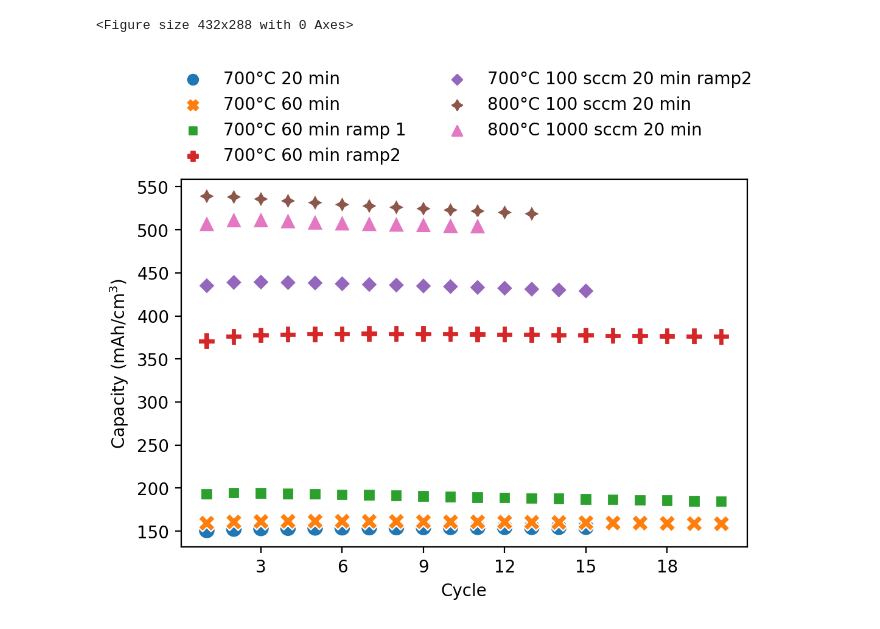
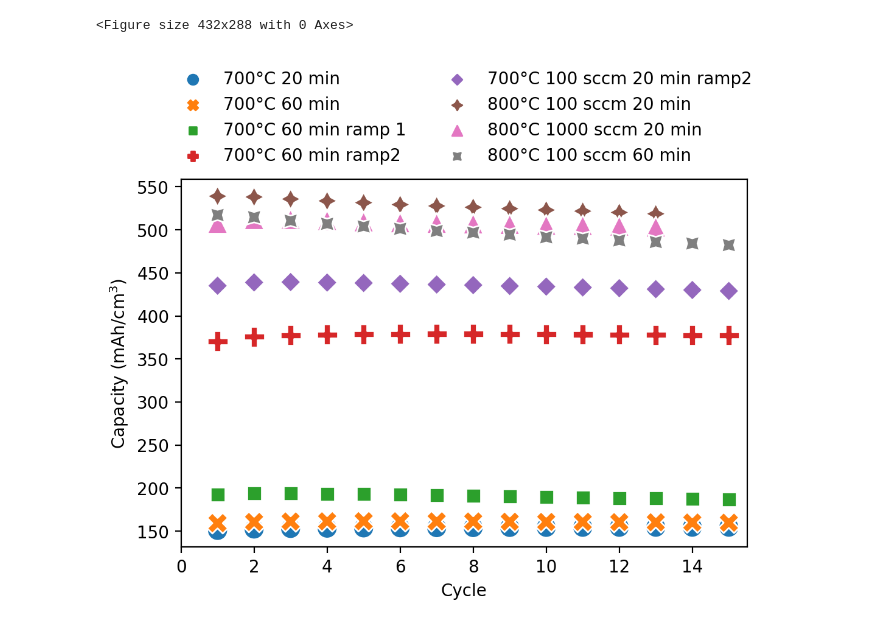
Before and after one commit to ridcil/Code, a Jupyter notebook: LSB_09.ipynb, the cells around one changed output. Drawn from its saved outputs; the diff is of its cells as text; code cells hidden in the pictures.

```diff
--- a/LSB_09.ipynb
+++ b/LSB_09.ipynb
@@ -13,19 +13,20 @@ from matplotlib.ticker import MaxNLocator
 from cv_charge_discharge import Ec
 # %%
 
-paths = {'0I_03' : r'C:\Users\lopezb41\OneDrive - imec\Documents\Experiments\Data\Electrochemical\LSB_09\0I_03',
-         '0I_04' : r'C:\Users\lopezb41\OneDrive - imec\Documents\Experiments\Data\Electrochemical\LSB_09\0I_04',
-         '0I_07' : r'C:\Users\lopezb41\OneDrive - imec\Documents\Experiments\Data\Electrochemical\LSB_09\0I_07',
-         '0I_08' : r'C:\Users\lopezb41\OneDrive - imec\Documents\Experiments\Data\Electrochemical\LSB_09\0I_08',
-         '0I_09' : r'C:\Users\lopezb41\OneDrive - imec\Documents\Experiments\Data\Electrochemical\LSB_09\0I_09',
-         '0I_10' : r'C:\Users\lopezb41\OneDrive - imec\Documents\Experiments\Data\Electrochemical\LSB_09\0I_10',
-         '0I_11' : r'C:\Users\lopezb41\OneDrive - imec\Documents\Experiments\Data\Electrochemical\LSB_09\0I_11'}
+# paths = {'0I_03' : r'C:\Users\lopezb41\OneDrive - imec\Documents\Experiments\Data\Electrochemical\LSB_09\0I_03',
+#          '0I_04' : r'C:\Users\lopezb41\OneDrive - imec\Documents\Experiments\Data\Electrochemical\LSB_09\0I_04',
+#          '0I_07' : r'C:\Users\lopezb41\OneDrive - imec\Documents\Experiments\Data\Electrochemical\LSB_09\0I_07',
+#          '0I_08' : r'C:\Users\lopezb41\OneDrive - imec\Documents\Experiments\Data\Electrochemical\LSB_09\0I_08',
+#          '0I_09' : r'C:\Users\lopezb41\OneDrive - imec\Documents\Experiments\Data\Electrochemical\LSB_09\0I_09',
+#          '0I_10' : r'C:\Users\lopezb41\OneDrive - imec\Documents\Experiments\Data\Electrochemical\LSB_09\0I_10',
+#          '0I_11' : r'C:\Users\lopezb41\OneDrive - imec\Documents\Experiments\Data\Electrochemical\LSB_09\0I_11',
+#          '0I_12' : r'C:\Users\lopezb41\OneDrive - imec\Documents\Experiments\Data\Electrochemical\LSB_09\0I_12'}
 
-lsb_09 = pd.DataFrame()
-for i in paths.keys():
-    capacity = Ec.Electrochem(paths[i], 80)
-    capacity['Sample'] = i
-    lsb_09 = pd.concat([lsb_09, capacity], ignore_index = True)
-    plt.ioff()
-fig, ax = plt.subplots(facecolor = 'white', dpi = 200)
-sns.scatterplot(data = lsb_09, x = 'Cycle', y = 'Capacity (mAh/cm$^3$)', hue = 'Sample', style = 'Sample', s = 100)
+# lsb_09 = pd.DataFrame()
+# for i in paths.keys():
+#     capacity = Ec.Electrochem(paths[i], 80)
+#     capacity['Sample'] = i
+#     lsb_09 = pd.concat([lsb_09, capacity], ignore_index = True)
+#     plt.ioff()
+# fig, ax = plt.subplots(facecolor = 'white', dpi = 200)
+# sns.scatterplot(data = lsb_09, x = 'Cycle', y = 'Capacity (mAh/cm$^3$)', hue = 'Sample', style = 'Sample', s = 100)
@@ -36,22 +33,27 @@ sns.scatterplot(data = lsb_09, x = 'Cycle', y = 'Capacity (mAh/cm$^3$)', hue = '
 # %%
 
 paths = {'700°C 20 min' : r'C:\Users\lopezb41\OneDrive - imec\Documents\Experiments\Data\Electrochemical\LSB_09\0I_03',
          '700°C 60 min' : r'C:\Users\lopezb41\OneDrive - imec\Documents\Experiments\Data\Electrochemical\LSB_09\0I_04',
          '700°C 60 min ramp 1' : r'C:\Users\lopezb41\OneDrive - imec\Documents\Experiments\Data\Electrochemical\LSB_09\0I_07',
          '700°C 60 min ramp2' : r'C:\Users\lopezb41\OneDrive - imec\Documents\Experiments\Data\Electrochemical\LSB_09\0I_08',
          '700°C 100 sccm 20 min ramp2' : r'C:\Users\lopezb41\OneDrive - imec\Documents\Experiments\Data\Electrochemical\LSB_09\0I_09',
          '800°C 100 sccm 20 min' : r'C:\Users\lopezb41\OneDrive - imec\Documents\Experiments\Data\Electrochemical\LSB_09\0I_10',
-         '800°C 1000 sccm 20 min' : r'C:\Users\lopezb41\OneDrive - imec\Documents\Experiments\Data\Electrochemical\LSB_09\0I_11'}
-
+         '800°C 1000 sccm 20 min' : r'C:\Users\lopezb41\OneDrive - imec\Documents\Experiments\Data\Electrochemical\LSB_09\0I_11',
+         '800°C 100 sccm 60 min' : r'C:\Users\lopezb41\OneDrive - imec\Documents\Experiments\Data\Electrochemical\LSB_09\0I_12',
+         '750°C 100 sccm 20 min ramp2' : r'C:\Users\lopezb41\OneDrive - imec\Documents\Experiments\Data\Electrochemical\LSB_09\0I_13'
+         }
+save_path = r'C:\Users\lopezb41\OneDrive - imec\Documents\Experiments\Data\Electrochemical\LSB_09'
 lsb_09 = pd.DataFrame()
 for i in paths.keys():
-    capacity = Ec.Electrochem(paths[i], 80)
+    capacity = Ec.Electrochem(paths[i], save_path, 80)
     capacity['Sample'] = i
     lsb_09 = pd.concat([lsb_09, capacity], ignore_index = True)
 fig, ax = plt.subplots(facecolor = 'white', dpi = 200)
-ax = sns.scatterplot(data = lsb_09, x = 'Cycle', y = 'Capacity (mAh/cm$^3$)', hue = 'Sample', style = 'Sample', s = 100)
+ax = sns.scatterplot(data = lsb_09, x = 'Cycle', y = 'Capacity (mAh/cm$^3$)', hue = 'Sample', style = 'Sample', s = 150)
 sns.move_legend(ax, "lower center", ncol = 2, bbox_to_anchor=(0.5, 1), frameon = False, title = None)
 ax.xaxis.set_major_locator(MaxNLocator(integer=True))
+plt.xlim(0,15.5)
+lsb_09.to_csv(r'C:\Users\lopezb41\OneDrive - imec\Documents\Experiments\Data\Electrochemical\LSB_09\lsb_09.txt', index = False)
 # %% [output]
 <Figure size 432x288 with 0 Axes>
-[figure, old version]
+[figure, new version]
```
Also changed, not shown: parts of 3 cells of this notebook, 11 other files.
